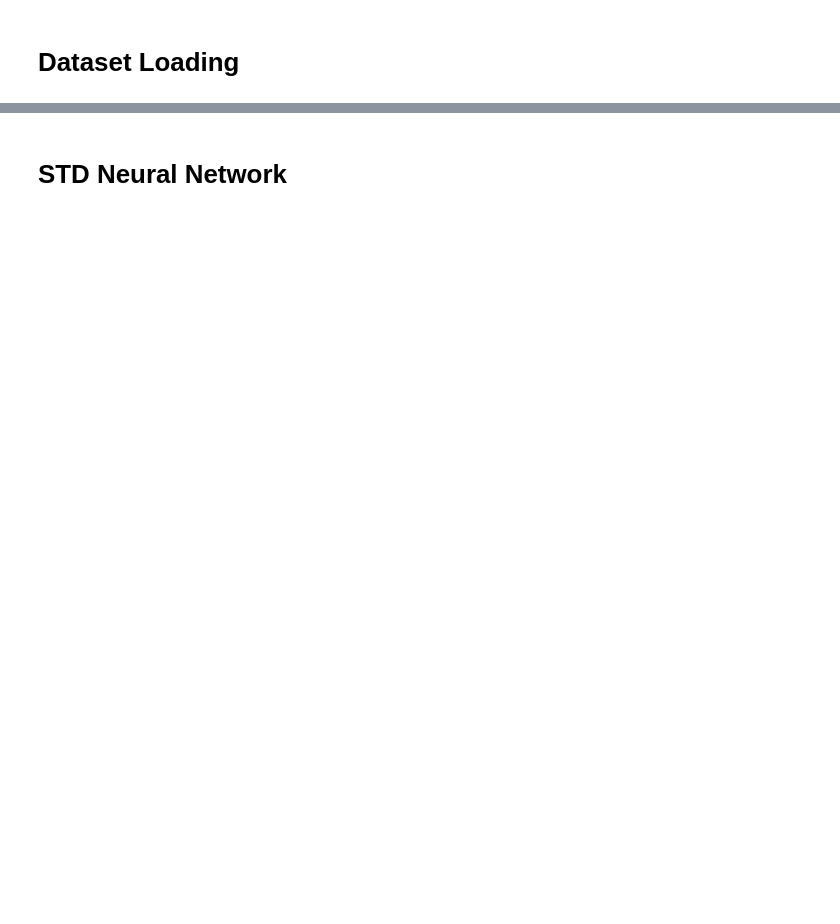
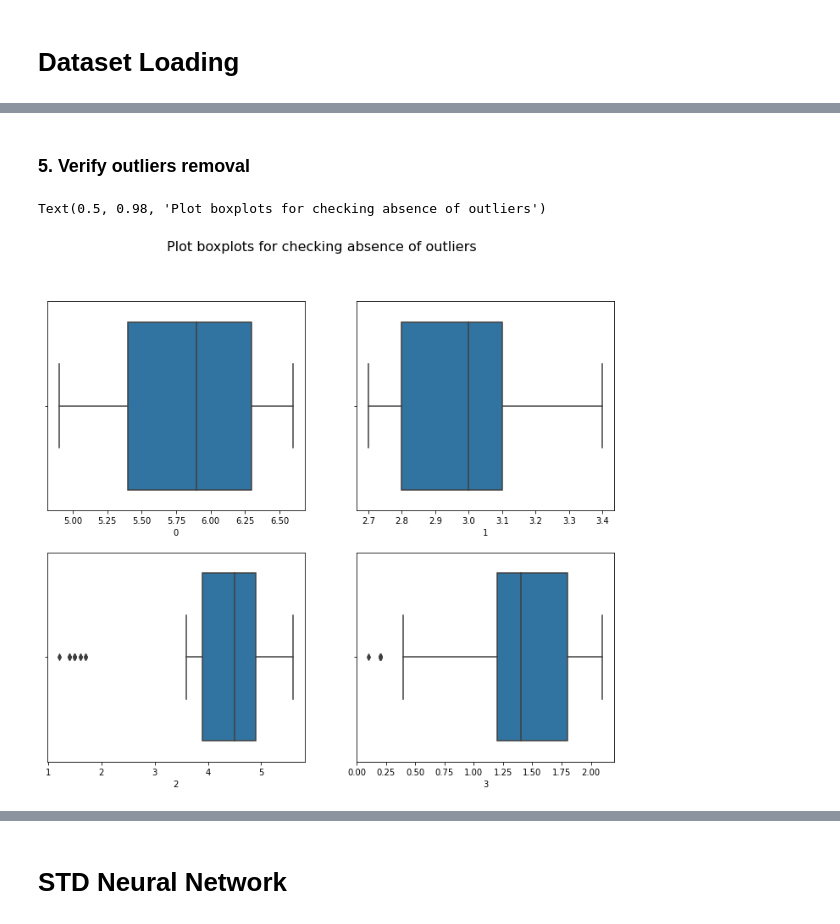
Before and after one commit to EPFLiGHT/CS433-2021-ecoML, a Jupyter notebook: notebooks/iris.ipynb, the cells around one changed output, grey strips where cells are left out. Drawn from its saved outputs; the diff is of its cells as text; code cells hidden in the pictures; blank space fills up the shorter version.

```diff
--- a/notebooks/iris.ipynb
+++ b/notebooks/iris.ipynb
@@ -41,0 +75,14 @@ draw_histograms(dataset,dataset.columns,2,3)
+# %% [markdown]
+### 5. Verify outliers removal
+# %%
+#plot boxplots for checking absence of outliers
+fig, axes = plt.subplots(len(dataset.columns)//2, 2, figsize=(12, 10))
+i = 0
+for triaxis in axes:
+    for axis in triaxis:
+        sns.boxplot(x=dataset[dataset.columns[i]], ax=axis)
+        i = i+1
+fig.suptitle('Plot boxplots for checking absence of outliers', fontsize=16)
+# %% [output]
+Text(0.5, 0.98, 'Plot boxplots for checking absence of outliers')
+[figure, added]
```
Also changed, not shown: parts of 23 cells of this notebook, 2 other files.
